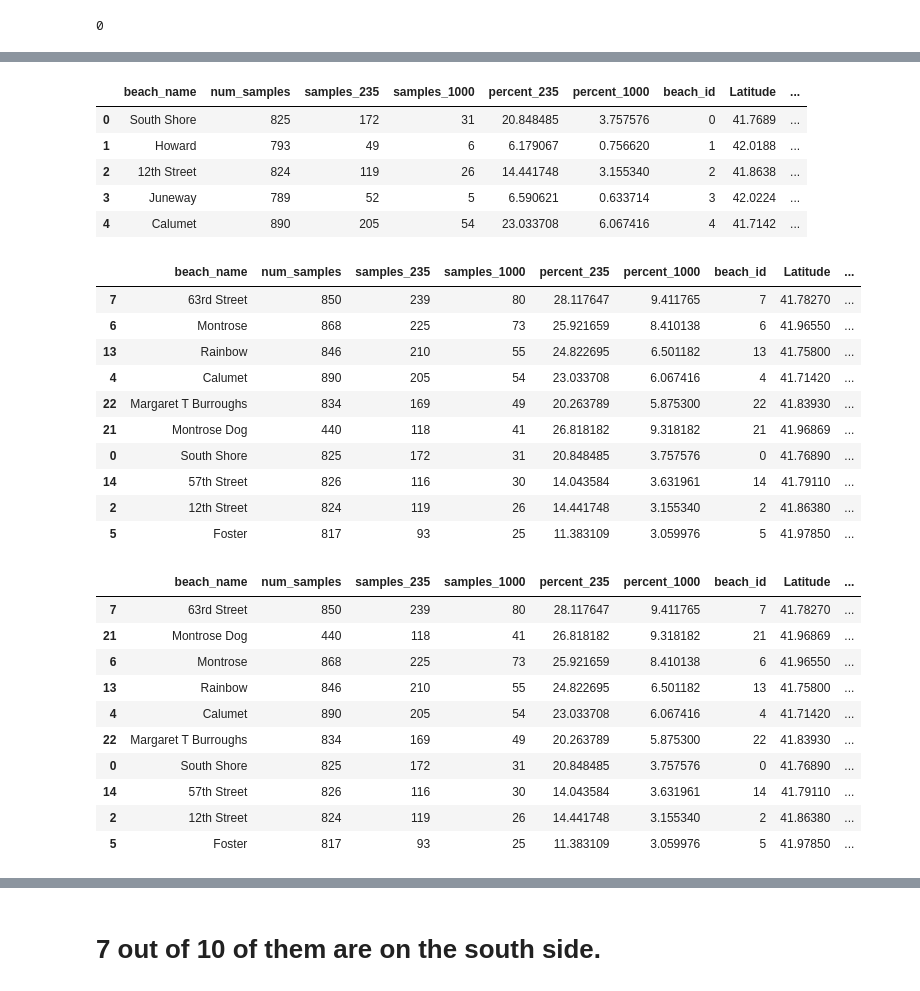
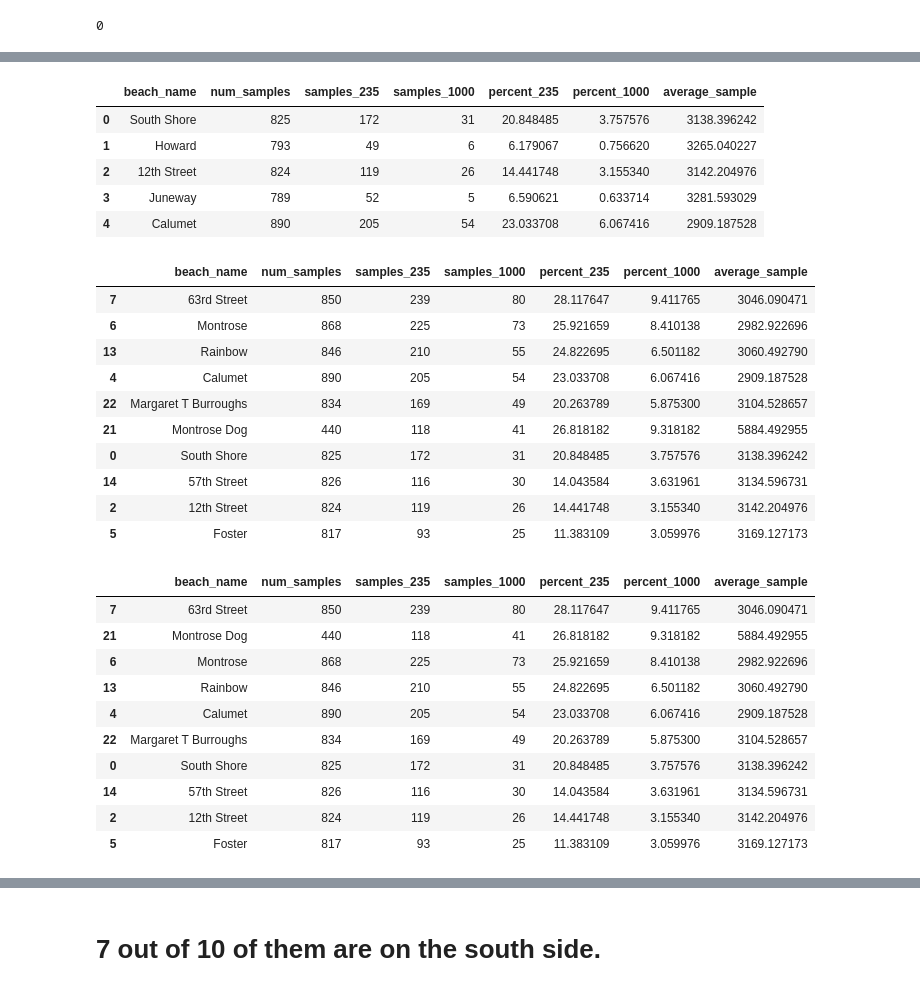
Before and after one commit to jmithani/beaches, a Jupyter notebook: notebooks/Beaches -- advisory-ban levels.ipynb, the cells around one changed output, grey strips where cells are left out. Saved outputs shown, nothing was run; the diff lists cells and outputs as text; code cells hidden in the pictures.

Commit message:
I HAVE THE AVERAGES

```diff
--- a/notebooks/Beaches -- advisory-ban levels.ipynb
+++ b/notebooks/Beaches -- advisory-ban levels.ipynb
@@ -71,6 +71,8 @@ def exceeds_threshold(beach, threshold):
     by_beach = pd.DataFrame(beach_rows.loc[beach_rows['sample_reading'] >= threshold].groupby('Beach')
                  .count()['Culture Test ID']).to_dict()['Culture Test ID']
     # Make sure the beach is even in the list.  Return 0 if not
+    print by_beach
+    beach
     if beach in by_beach:
         return by_beach[beach]
     else:
@@ -86,46 +111,47 @@ exceeds_threshold('Fargo', 1000)
 # %%
 beach_summary['samples_235'] = beach_summary['beach_name'].apply(lambda x: exceeds_threshold(x, 235))
 beach_summary['samples_1000'] = beach_summary['beach_name'].apply(lambda x: exceeds_threshold(x, 1000))
 beach_summary['percent_235'] = (beach_summary['samples_235'] / beach_summary['num_samples']) * 100
 beach_summary['percent_1000'] = (beach_summary['samples_1000'] / beach_summary['num_samples']) * 100
+beach_summary['average_sample'] = beach_rows['sample_reading'].sum() / beach_summary['num_samples']
 beach_summary.head()
 # %% [output]
-|  | beach_name | num_samples | samples_235 | samples_1000 | percent_235 | percent_1000 | beach_id | Latitude | ... |
-| 0 | South Shore | 825 | 172 | 31 | 20.848485 | 3.757576 | 0 | 41.7689 | ... |
-| 1 | Howard | 793 | 49 | 6 | 6.179067 | 0.756620 | 1 | 42.0188 | ... |
-| 2 | 12th Street | 824 | 119 | 26 | 14.441748 | 3.155340 | 2 | 41.8638 | ... |
-| 3 | Juneway | 789 | 52 | 5 | 6.590621 | 0.633714 | 3 | 42.0224 | ... |
-| 4 | Calumet | 890 | 205 | 54 | 23.033708 | 6.067416 | 4 | 41.7142 | ... |
+|  | beach_name | num_samples | samples_235 | samples_1000 | percent_235 | percent_1000 | average_sample |
+| 0 | South Shore | 825 | 172 | 31 | 20.848485 | 3.757576 | 3138.396242 |
+| 1 | Howard | 793 | 49 | 6 | 6.179067 | 0.756620 | 3265.040227 |
+| 2 | 12th Street | 824 | 119 | 26 | 14.441748 | 3.155340 | 3142.204976 |
+| 3 | Juneway | 789 | 52 | 5 | 6.590621 | 0.633714 | 3281.593029 |
+| 4 | Calumet | 890 | 205 | 54 | 23.033708 | 6.067416 | 2909.187528 |
 # %%
 # Which beaches have the highest number of samples taken with fecal level >= 1000?
 beach_summary.sort_values('samples_1000', ascending=False)[:10]
 # %% [output]
-|  | beach_name | num_samples | samples_235 | samples_1000 | percent_235 | percent_1000 | beach_id | Latitude | ... |
-| 7 | 63rd Street | 850 | 239 | 80 | 28.117647 | 9.411765 | 7 | 41.78270 | ... |
-| 6 | Montrose | 868 | 225 | 73 | 25.921659 | 8.410138 | 6 | 41.96550 | ... |
-| 13 | Rainbow | 846 | 210 | 55 | 24.822695 | 6.501182 | 13 | 41.75800 | ... |
-| 4 | Calumet | 890 | 205 | 54 | 23.033708 | 6.067416 | 4 | 41.71420 | ... |
-| 22 | Margaret T Burroughs | 834 | 169 | 49 | 20.263789 | 5.875300 | 22 | 41.83930 | ... |
-| 21 | Montrose Dog | 440 | 118 | 41 | 26.818182 | 9.318182 | 21 | 41.96869 | ... |
-| 0 | South Shore | 825 | 172 | 31 | 20.848485 | 3.757576 | 0 | 41.76890 | ... |
-| 14 | 57th Street | 826 | 116 | 30 | 14.043584 | 3.631961 | 14 | 41.79110 | ... |
-| 2 | 12th Street | 824 | 119 | 26 | 14.441748 | 3.155340 | 2 | 41.86380 | ... |
-| 5 | Foster | 817 | 93 | 25 | 11.383109 | 3.059976 | 5 | 41.97850 | ... |
+|  | beach_name | num_samples | samples_235 | samples_1000 | percent_235 | percent_1000 | average_sample |
+| 7 | 63rd Street | 850 | 239 | 80 | 28.117647 | 9.411765 | 3046.090471 |
+| 6 | Montrose | 868 | 225 | 73 | 25.921659 | 8.410138 | 2982.922696 |
+| 13 | Rainbow | 846 | 210 | 55 | 24.822695 | 6.501182 | 3060.492790 |
+| 4 | Calumet | 890 | 205 | 54 | 23.033708 | 6.067416 | 2909.187528 |
+| 22 | Margaret T Burroughs | 834 | 169 | 49 | 20.263789 | 5.875300 | 3104.528657 |
+| 21 | Montrose Dog | 440 | 118 | 41 | 26.818182 | 9.318182 | 5884.492955 |
+| 0 | South Shore | 825 | 172 | 31 | 20.848485 | 3.757576 | 3138.396242 |
+| 14 | 57th Street | 826 | 116 | 30 | 14.043584 | 3.631961 | 3134.596731 |
+| 2 | 12th Street | 824 | 119 | 26 | 14.441748 | 3.155340 | 3142.204976 |
+| 5 | Foster | 817 | 93 | 25 | 11.383109 | 3.059976 | 3169.127173 |
 # %%
 # Which beaches have the highest percent of samples taken with fecal level >= 1000?
 beach_summary.sort_values('percent_1000', ascending=False)[:10]
 # %% [output]
-|  | beach_name | num_samples | samples_235 | samples_1000 | percent_235 | percent_1000 | beach_id | Latitude | ... |
-| 7 | 63rd Street | 850 | 239 | 80 | 28.117647 | 9.411765 | 7 | 41.78270 | ... |
-| 21 | Montrose Dog | 440 | 118 | 41 | 26.818182 | 9.318182 | 21 | 41.96869 | ... |
-| 6 | Montrose | 868 | 225 | 73 | 25.921659 | 8.410138 | 6 | 41.96550 | ... |
-| 13 | Rainbow | 846 | 210 | 55 | 24.822695 | 6.501182 | 13 | 41.75800 | ... |
-| 4 | Calumet | 890 | 205 | 54 | 23.033708 | 6.067416 | 4 | 41.71420 | ... |
-| 22 | Margaret T Burroughs | 834 | 169 | 49 | 20.263789 | 5.875300 | 22 | 41.83930 | ... |
-| 0 | South Shore | 825 | 172 | 31 | 20.848485 | 3.757576 | 0 | 41.76890 | ... |
-| 14 | 57th Street | 826 | 116 | 30 | 14.043584 | 3.631961 | 14 | 41.79110 | ... |
-| 2 | 12th Street | 824 | 119 | 26 | 14.441748 | 3.155340 | 2 | 41.86380 | ... |
-| 5 | Foster | 817 | 93 | 25 | 11.383109 | 3.059976 | 5 | 41.97850 | ... |
+|  | beach_name | num_samples | samples_235 | samples_1000 | percent_235 | percent_1000 | average_sample |
+| 7 | 63rd Street | 850 | 239 | 80 | 28.117647 | 9.411765 | 3046.090471 |
+| 21 | Montrose Dog | 440 | 118 | 41 | 26.818182 | 9.318182 | 5884.492955 |
+| 6 | Montrose | 868 | 225 | 73 | 25.921659 | 8.410138 | 2982.922696 |
+| 13 | Rainbow | 846 | 210 | 55 | 24.822695 | 6.501182 | 3060.492790 |
+| 4 | Calumet | 890 | 205 | 54 | 23.033708 | 6.067416 | 2909.187528 |
+| 22 | Margaret T Burroughs | 834 | 169 | 49 | 20.263789 | 5.875300 | 3104.528657 |
+| 0 | South Shore | 825 | 172 | 31 | 20.848485 | 3.757576 | 3138.396242 |
+| 14 | 57th Street | 826 | 116 | 30 | 14.043584 | 3.631961 | 3134.596731 |
+| 2 | 12th Street | 824 | 119 | 26 | 14.441748 | 3.155340 | 3142.204976 |
+| 5 | Foster | 817 | 93 | 25 | 11.383109 | 3.059976 | 3169.127173 |
 # %%
 # Which beaches have the highest number of samples taken with fecal level >= 235?
 beach_summary.sort_values('samples_235', ascending=False)[:10]
```
Also changed, not shown: parts of 6 cells of this notebook, 1 other file.
